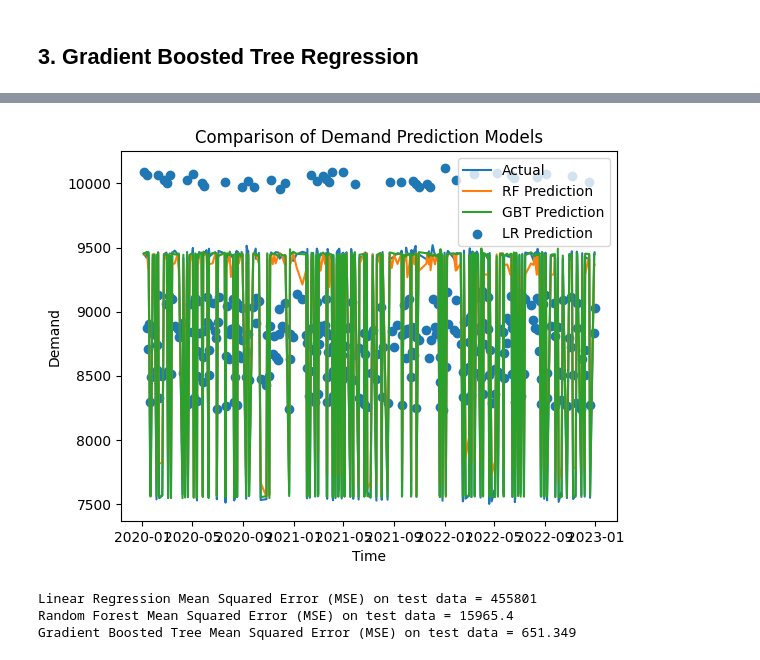
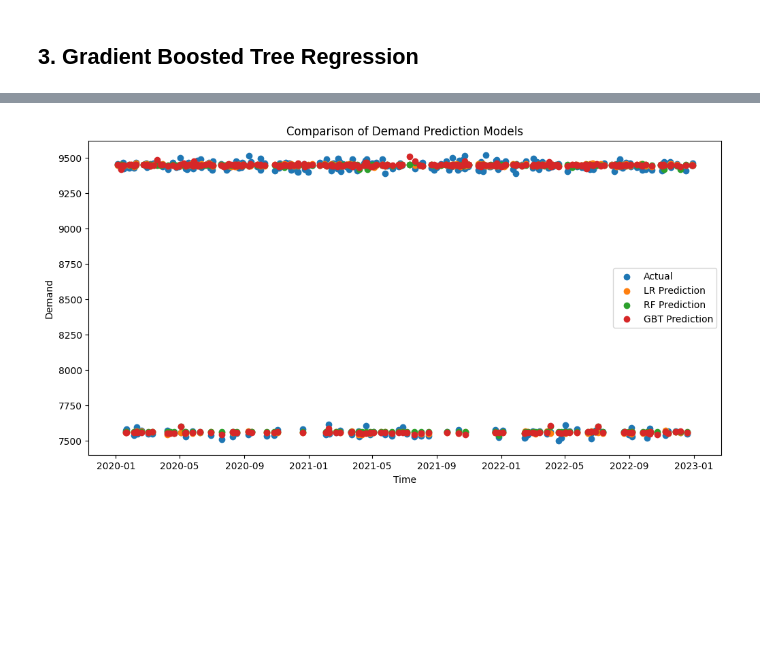
Before and after one commit to Maojia-Yao/Demand-Prediction, a Jupyter notebook: predict_model.ipynb, the cells around one changed output, grey strips where cells are left out. Drawn from its saved outputs; the diff is of its cells as text; code cells hidden in the pictures; blank space fills up the shorter version.

```diff
--- a/predict_model.ipynb
+++ b/predict_model.ipynb
@@ -167,7 +238,7 @@ Mean Squared Error (MSE) on test data = 15965.4
 ## 3. Gradient Boosted Tree Regression
 # %%
 # Create a Gradient Boosted Tree Regression Model
-gbt = GBTRegressor(featuresCol="features", labelCol="demand", maxIter=10)
+gbt = GBTRegressor(featuresCol="encoded_features", labelCol="demand", maxIter=10)
 
 # Training model
 gbt_model = gbt.fit(train_data)
@@ -175,13 +246,16 @@ gbt_model = gbt.fit(train_data)
 # Predict future demand
 predictions = gbt_model.transform(test_data)
 
-# Calculate the evaluation metric of the model (mean squared error)
-evaluator = RegressionEvaluator(labelCol="demand", predictionCol="prediction", metricName="mse")
-mse = evaluator.evaluate(predictions)
+# Calculate the evaluation metrics of the model (MSE, RMSE and R²)
+mse = evaluator.evaluate(predictions, {evaluator.metricName: "mse"})
+rmse = evaluator.evaluate(predictions, {evaluator.metricName: "rmse"})
+r2 = evaluator.evaluate(predictions, {evaluator.metricName: "r2"})
 
 # Show prediction results
 predictions.select("year", "month", "day", "day_of_week", "is_weekend", "demand", "prediction").show()
 
-# Output mean square error
-print("Mean Squared Error (MSE) on test data = %g" % mse)
+# Output evaluation results
+print("Gradient Boosted Tree MSE on test data = {:.4f}".format(mse))
+print("Gradient Boosted Tree RMSE on test data = {:.4f}".format(rmse))
+print("Gradient Boosted Tree R² on test data = {:.4f}".format(r2))
 # %% [output]
@@ -231,27 +292,24 @@ plt.show()
 # %%
+# Prediction using three different models
+lr_predictions = lr_model.transform(test_data)
+rf_predictions = rf_model.transform(test_data)
+gbt_predictions = gbt_model.transform(test_data)
+
 # Create an array of time series
 time_series = test_data.select("timestamp").rdd.flatMap(lambda x: x).collect()
 
 # Create a matplotlib chart and plot the actual demand and predictions from each model
-fig, ax = plt.subplots()
-ax.plot(time_series, test_data.select("demand").collect(), label="Actual")
-ax.plot(time_series, rf_predictions.select("prediction").collect(), label="RF Prediction")
-ax.plot(time_series, gbt_predictions.select("prediction").collect(), label="GBT Prediction")
+fig, ax = plt.subplots(figsize=(12, 6))
+ax.scatter(time_series, test_data.select("demand").collect(), label="Actual")
 ax.scatter(time_series, lr_predictions.select("prediction").collect(), label="LR Prediction")
+ax.scatter(time_series, rf_predictions.select("prediction").collect(), label="RF Prediction")
+ax.scatter(time_series, gbt_predictions.select("prediction").collect(), label="GBT Prediction")
 ax.set_xlabel("Time")
 ax.set_ylabel("Demand")
 ax.set_title("Comparison of Demand Prediction Models")
 ax.legend()
 
 # Show the chart
 plt.show()
-
-# Output evaluation results
-print("Linear Regression Mean Squared Error (MSE) on test data = %g" % lr_mse)
-print("Random Forest Mean Squared Error (MSE) on test data = %g" % rf_mse)
-print("Gradient Boosted Tree Mean Squared Error (MSE) on test data = %g" % gbt_mse)
 # %% [output]
-[figure, old version]
+[figure, new version]
-Linear Regression Mean Squared Error (MSE) on test data = 455801
-Random Forest Mean Squared Error (MSE) on test data = 15965.4
-Gradient Boosted Tree Mean Squared Error (MSE) on test data = 651.349
```
Also changed, not shown: parts of 19 cells of this notebook, 4 other files.
